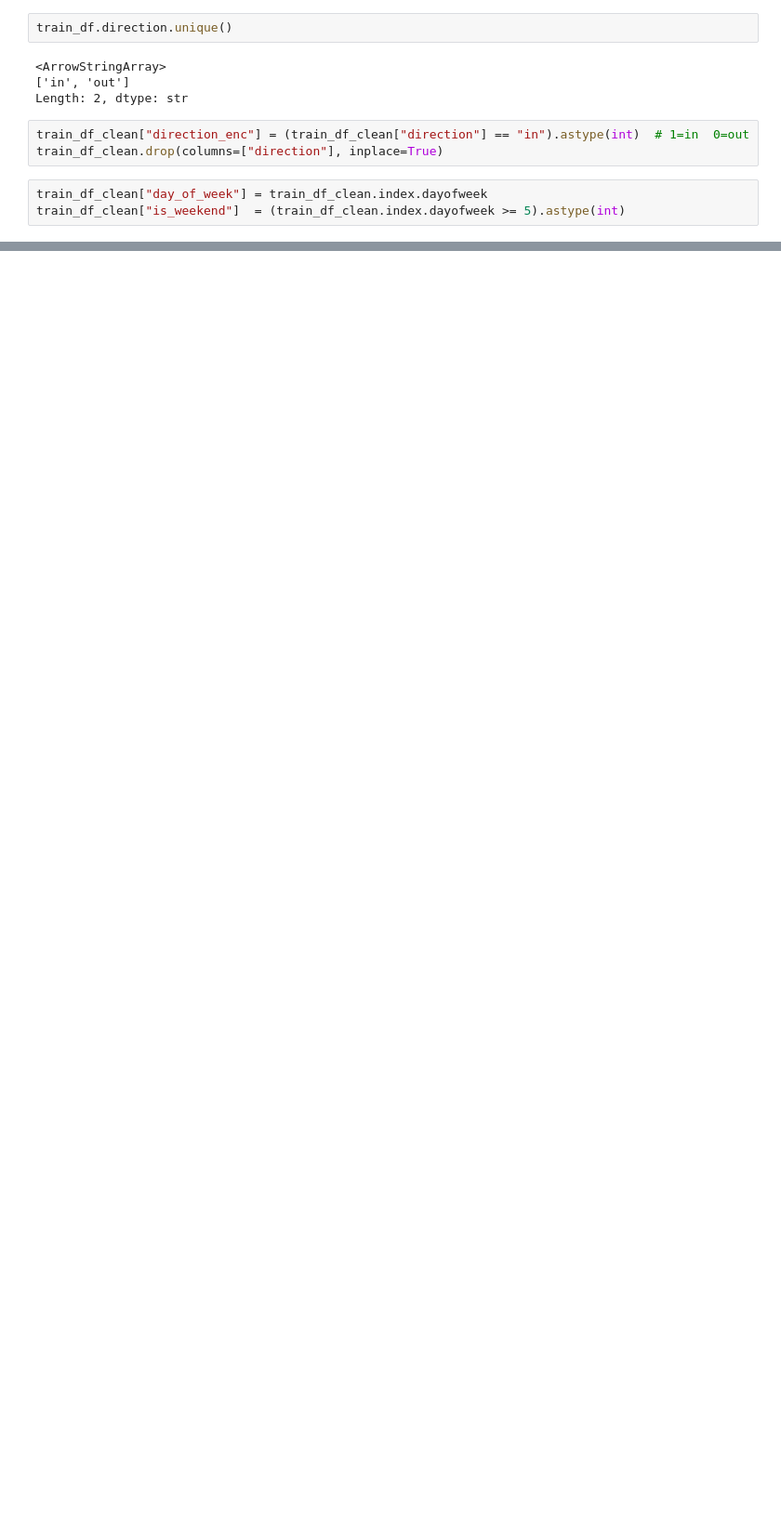
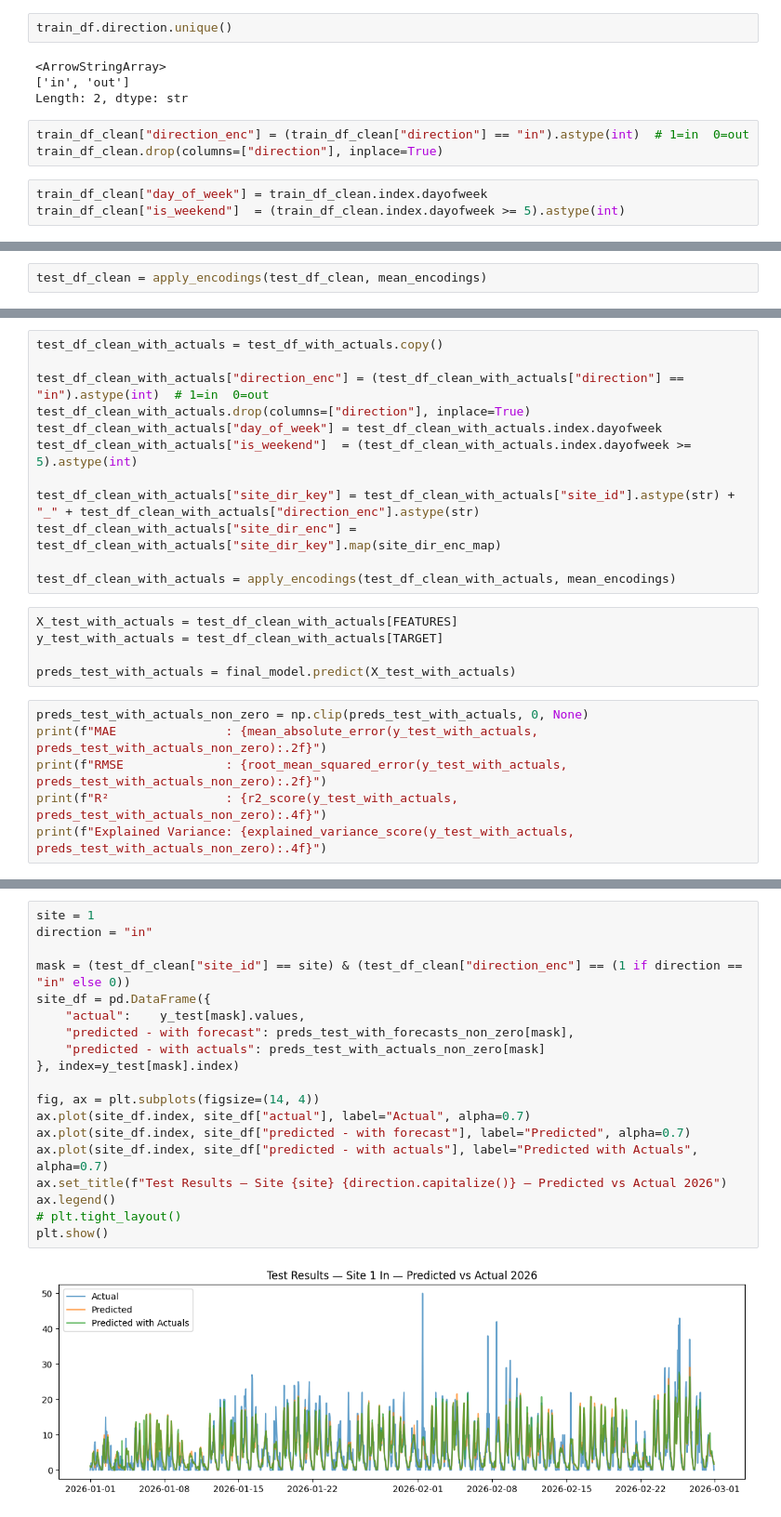
Before and after one commit to ZelalAldag/MDA_Project, a Jupyter notebook: forecasting_xgboost.ipynb, the cells around one changed output, grey strips where cells are left out. Shown at 93% size. Saved outputs shown, nothing was run; the diff lists cells and outputs as text; blank space fills up the shorter version.

```diff
--- a/forecasting_xgboost.ipynb
+++ b/forecasting_xgboost.ipynb
@@ -682,0 +438,2 @@ forecast_results_df.groupby("window").agg({"MAE": "mean", "RMSE": "mean", "MAPE"
+# %%
+test_df_clean = apply_encodings(test_df_clean, mean_encodings)
@@ -682,0 +467,23 @@ forecast_results_df.groupby("window").agg({"MAE": "mean", "RMSE": "mean", "MAPE"
+# %%
+test_df_clean_with_actuals = test_df_with_actuals.copy()
+
+test_df_clean_with_actuals["direction_enc"] = (test_df_clean_with_actuals["direction"] == "in").astype(int)  # 1=in  0=out
+test_df_clean_with_actuals.drop(columns=["direction"], inplace=True)
+test_df_clean_with_actuals["day_of_week"] = test_df_clean_with_actuals.index.dayofweek
+test_df_clean_with_actuals["is_weekend"]  = (test_df_clean_with_actuals.index.dayofweek >= 5).astype(int)
+
+test_df_clean_with_actuals["site_dir_key"] = test_df_clean_with_actuals["site_id"].astype(str) + "_" + test_df_clean_with_actuals["direction_enc"].astype(str)
+test_df_clean_with_actuals["site_dir_enc"] = test_df_clean_with_actuals["site_dir_key"].map(site_dir_enc_map)
+
+test_df_clean_with_actuals = apply_encodings(test_df_clean_with_actuals, mean_encodings)
+# %%
+X_test_with_actuals = test_df_clean_with_actuals[FEATURES]
+y_test_with_actuals = test_df_clean_with_actuals[TARGET]
+
+preds_test_with_actuals = final_model.predict(X_test_with_actuals)
+# %%
+preds_test_with_actuals_non_zero = np.clip(preds_test_with_actuals, 0, None)
+print(f"MAE               : {mean_absolute_error(y_test_with_actuals, preds_test_with_actuals_non_zero):.2f}")
+print(f"RMSE              : {root_mean_squared_error(y_test_with_actuals, preds_test_with_actuals_non_zero):.2f}")
+print(f"R²                : {r2_score(y_test_with_actuals, preds_test_with_actuals_non_zero):.4f}")
+print(f"Explained Variance: {explained_variance_score(y_test_with_actuals, preds_test_with_actuals_non_zero):.4f}")
@@ -682,0 +495,21 @@ forecast_results_df.groupby("window").agg({"MAE": "mean", "RMSE": "mean", "MAPE"
+# %%
+site = 1
+direction = "in"
+
+mask = (test_df_clean["site_id"] == site) & (test_df_clean["direction_enc"] == (1 if direction == "in" else 0))
+site_df = pd.DataFrame({
+    "actual":    y_test[mask].values,
+    "predicted - with forecast": preds_test_with_forecasts_non_zero[mask],
+    "predicted - with actuals": preds_test_with_actuals_non_zero[mask]
+}, index=y_test[mask].index)
+
+fig, ax = plt.subplots(figsize=(14, 4))
+ax.plot(site_df.index, site_df["actual"], label="Actual", alpha=0.7)
+ax.plot(site_df.index, site_df["predicted - with forecast"], label="Predicted", alpha=0.7)
+ax.plot(site_df.index, site_df["predicted - with actuals"], label="Predicted with Actuals", alpha=0.7)
+ax.set_title(f"Test Results — Site {site} {direction.capitalize()} — Predicted vs Actual 2026")
+ax.legend()
+# plt.tight_layout()
+plt.show()
+# %% [output]
+[figure, added]
```
Also changed, not shown: parts of 77 cells of this notebook.
